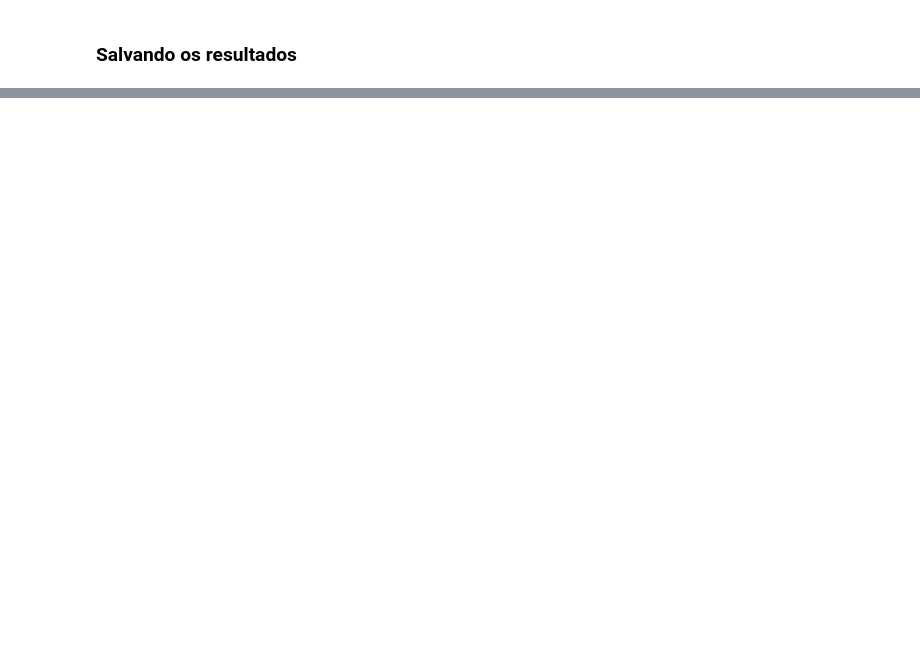
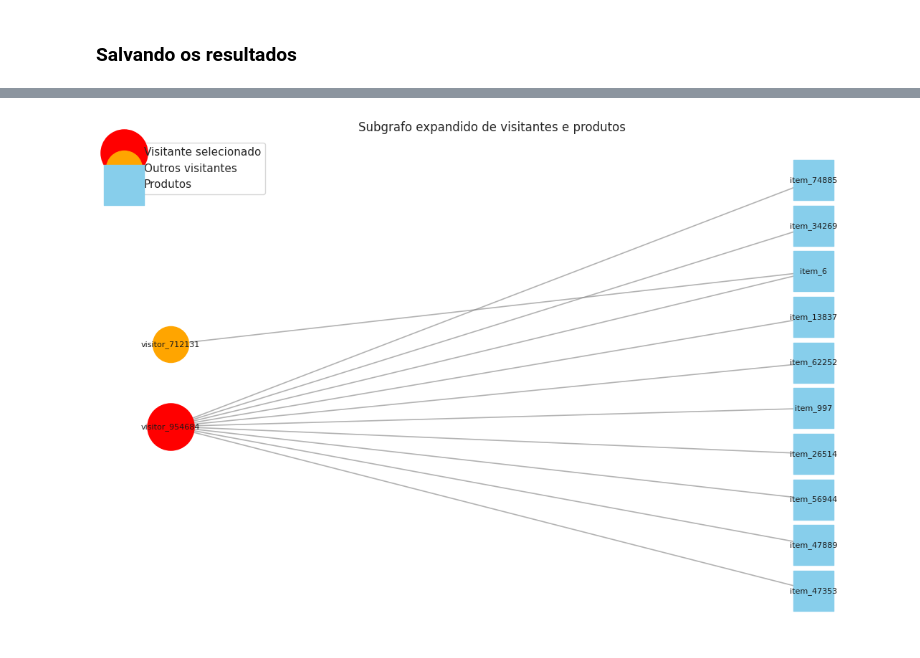
Before and after one commit to sandydiamantino/retailrocket-topsis, a Jupyter notebook: retailrocket_topsis.ipynb, the cells around one changed output, grey strips where cells are left out. Drawn from its saved outputs; the diff is of its cells as text; code cells hidden in the pictures; blank space fills up the shorter version.

```diff
--- a/retailrocket_topsis.ipynb
+++ b/retailrocket_topsis.ipynb
@@ -558,0 +1074,98 @@ print('Tabelas exploratórias salvas em /content.')
+# %%
+# Desenha o grafo
+plt.figure(figsize=(14, 9))
+
+visitor_nodes_expanded = [
+    node for node in G_expanded.nodes()
+    if G_expanded.nodes[node].get('node_type') == 'visitor'
+]
+
+product_nodes_expanded = [
+    node for node in G_expanded.nodes()
+    if G_expanded.nodes[node].get('node_type') == 'item'
+]
+
+# Cria posições manuais
+positions_expanded = {}
+
+visitor_y = np.linspace(
+    -len(visitor_nodes_expanded),
+    len(visitor_nodes_expanded),
+    len(visitor_nodes_expanded)
+)
+
+product_y = np.linspace(
+    -len(product_nodes_expanded),
+    len(product_nodes_expanded),
+    len(product_nodes_expanded)
+)
+
+for node, y in zip(visitor_nodes_expanded, visitor_y):
+    positions_expanded[node] = (0, y)
+
+for node, y in zip(product_nodes_expanded, product_y):
+    positions_expanded[node] = (1, y)
+
+# Desenha arestas
+nx.draw_networkx_edges(
+    G_expanded,
+    positions_expanded,
+    edge_color='gray',
+    alpha=0.6,
+    width=1.2
+)
+
+# Destaca o visitante escolhido
+nx.draw_networkx_nodes(
+    G_expanded,
+    positions_expanded,
+    nodelist=[selected_visitor],
+    node_color='red',
+    node_size=2200,
+    node_shape='o',
+    label='Visitante selecionado'
+)
+
+# Outros visitantes
+other_visitors = [
+    node for node in visitor_nodes_expanded
+    if node != selected_visitor
+]
+
+nx.draw_networkx_nodes(
+    G_expanded,
+    positions_expanded,
+    nodelist=other_visitors,
+    node_color='orange',
+    node_size=1300,
+    node_shape='o',
+    label='Outros visitantes'
+)
+
+# Produtos
+nx.draw_networkx_nodes(
+    G_expanded,
+    positions_expanded,
+    nodelist=product_nodes_expanded,
+    node_color='skyblue',
+    node_size=1600,
+    node_shape='s',
+    label='Produtos'
+)
+
+# Rótulos
+nx.draw_networkx_labels(
+    G_expanded,
+    positions_expanded,
+    font_size=8
+)
+
+plt.title(
+    'Subgrafo expandido de visitantes e produtos'
+)
+
+plt.legend()
+plt.axis('off')
+plt.show()
+# %% [output]
+[figure, added]
```
Also changed, not shown: parts of 81 cells of this notebook.
